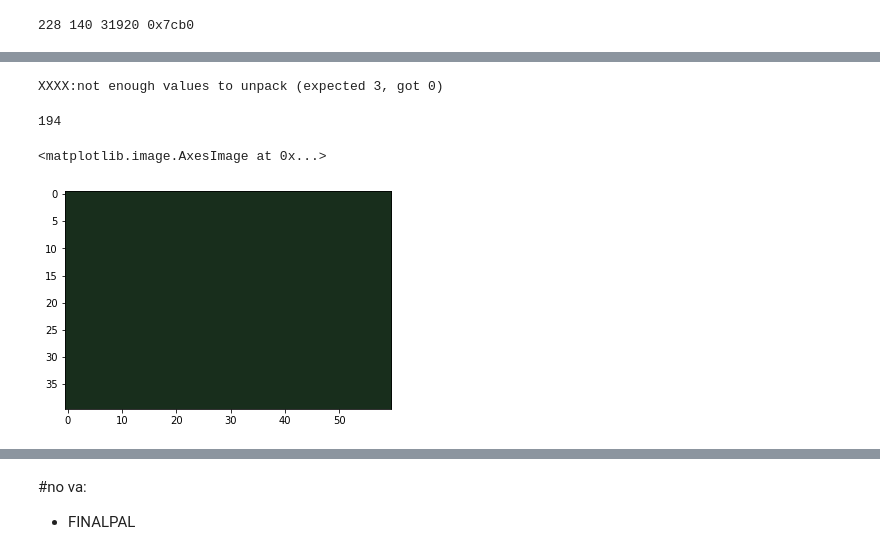
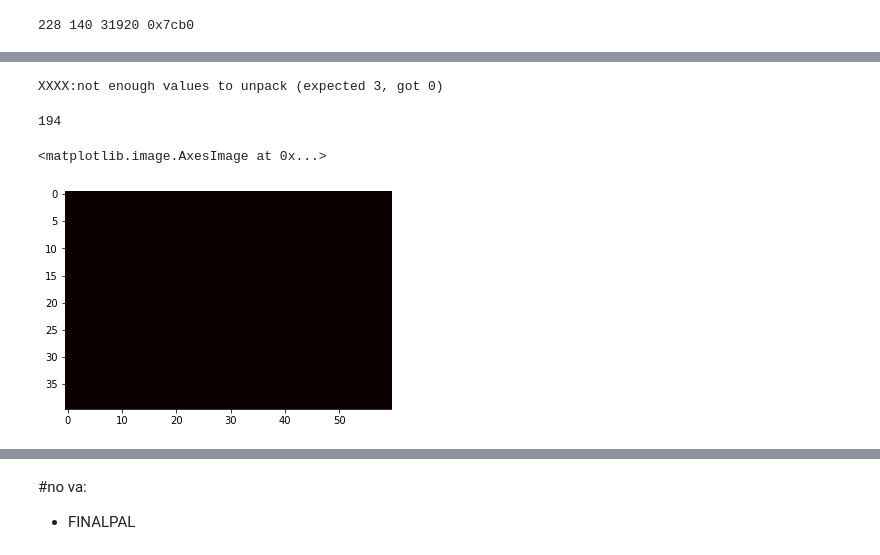
Before and after one commit to 0xLiso/dePIXELator, a Jupyter notebook: DecodeData.ipynb, the cells around one changed output, grey strips where cells are left out. Drawn from its saved outputs; the diff is of its cells as text; code cells hidden in the pictures.

```diff
--- a/DecodeData.ipynb
+++ b/DecodeData.ipynb
@@ -3,7 +3,7 @@ import struct
 import os
 import sys
 # %%
-f = open("SN00002.VIP","rb")
+f = open("../data/game/iso/FILES/SALON.VIP","rb")
 
 data = f.read(0x20)
 # %%
@@ -83,9 +83,9 @@ if False:
 # %%
 list_headers = []
 
-#f.seek(0x20,0)
+f.seek(0x20,0)
 #f.seek(0x0DF5B6A0,0)
-f.seek(0x0135a684,0)
+#f.seek(0x0135a684,0)
 
 while True:
 
@@ -97,7 +97,7 @@ while True:
     datos = f.read(size)
     list_headers.append((header,datos))
     #print(hex(size))
-    if len(list_headers)>1000:
+    if len(list_headers)>1500:
         break
 # %%
 if True:
@@ -192,7 +181,6 @@ len(tmp_data)*3
 # %%
-nframe=331
+nframe=0
 buffer_pixels = list_headers[nframe][1]
 print(list_headers[nframe][0])
 tmp_data = np.array([int(x) for x in buffer_pixels],dtype="uint8")
-pprint(tmp_data[:100])
 # %% [output]
@@ -208,18 +192,20 @@ array([  1, 192,   2,   2,   2,  34,  14,  10,  38,  32,  30,  38,  34,
 # %%
 paleta = read_paleta_from_chunk(tmp_data)
-len(paleta)
 # %% [output]
 XXXX:not enough values to unpack (expected 3, got 0)
-194
+# %%
+len(paleta)
+# %% [output]
+194
 # %%
 import matplotlib.pyplot as plt
 # %%
 pal =  np.array( paleta ,dtype="uint8")
-indices = np.ones((40,60),dtype="uint8") * 192
+indices = np.ones((40,60),dtype="uint8") * 133
 plt.imshow(pal[indices] )
 # %% [output]
 <matplotlib.image.AxesImage at 0x...>
-[figure, old version]
+[figure, new version]
 # %%
 pal[33]
 # %% [output]
```
Also changed, not shown: parts of 25 cells of this notebook, 2 other files.
